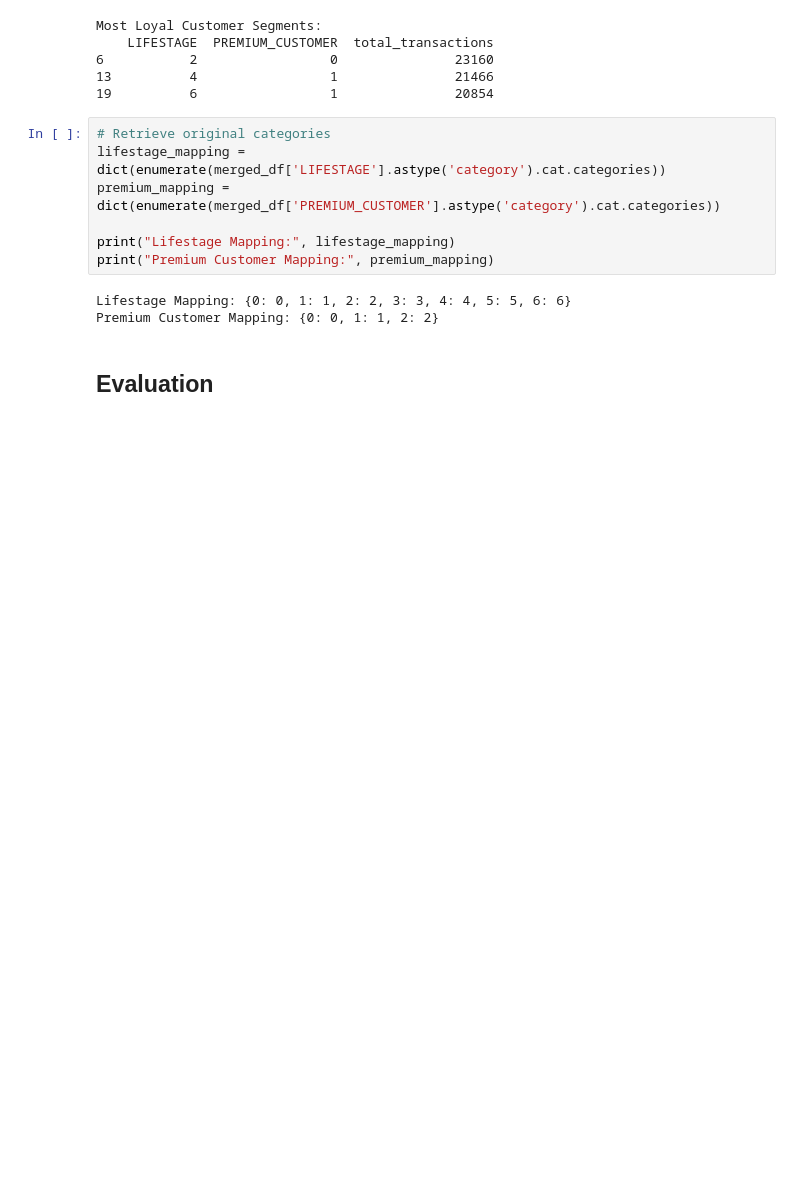
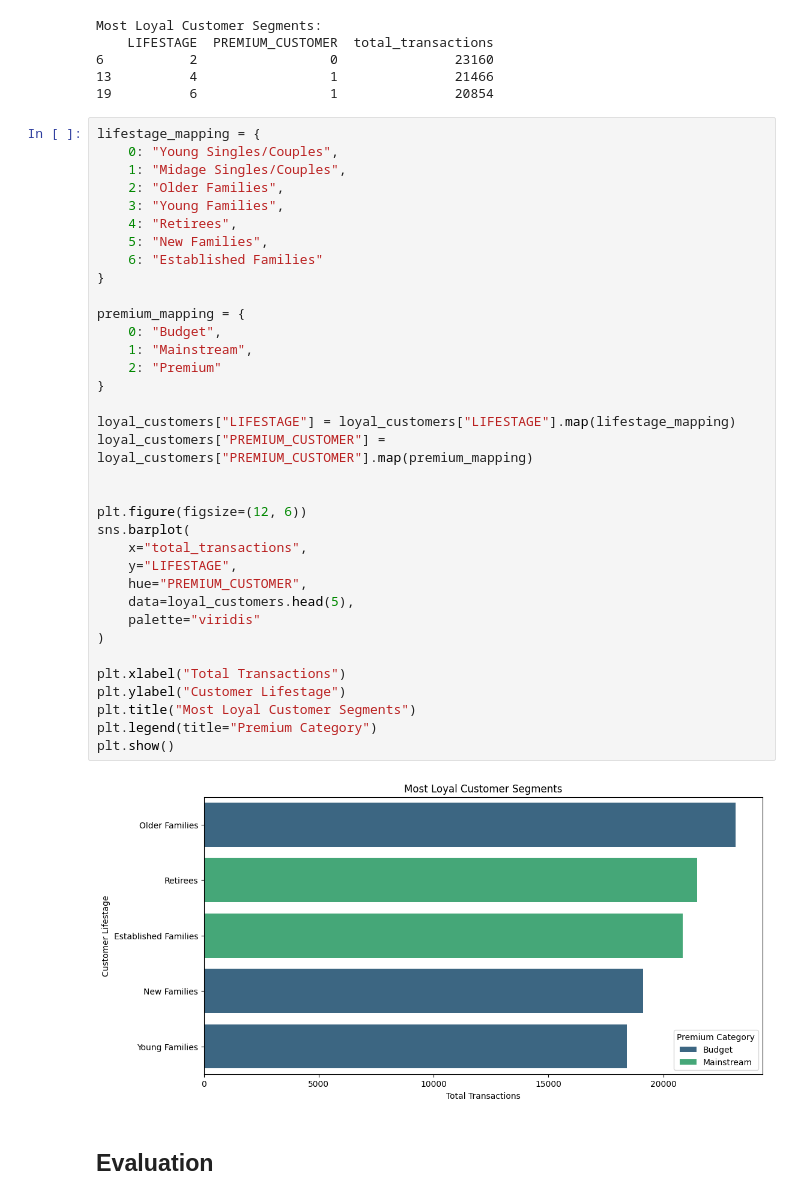
Before and after one commit to rohit00-07/iGnosis-Tech, a Jupyter notebook: notebook.ipynb, the cells around one changed output. Cells and saved outputs as stored; diff of their text form; blank space fills up the shorter version.

```diff
--- a/notebook.ipynb
+++ b/notebook.ipynb
@@ -257,16 +262,43 @@ Most Loyal Customer Segments:
 6           2                 0               23160
 13          4                 1               21466
 19          6                 1               20854
-# %%
-# Retrieve original categories
-lifestage_mapping = dict(enumerate(merged_df['LIFESTAGE'].astype('category').cat.categories))
-premium_mapping = dict(enumerate(merged_df['PREMIUM_CUSTOMER'].astype('category').cat.categories))
-
-print("Lifestage Mapping:", lifestage_mapping)
-print("Premium Customer Mapping:", premium_mapping)
-# %% [output]
-Lifestage Mapping: {0: 0, 1: 1, 2: 2, 3: 3, 4: 4, 5: 5, 6: 6}
-Premium Customer Mapping: {0: 0, 1: 1, 2: 2}
+# %%
+lifestage_mapping = {
+    0: "Young Singles/Couples",
+    1: "Midage Singles/Couples",
+    2: "Older Families",
+    3: "Young Families",
+    4: "Retirees",
+    5: "New Families",
+    6: "Established Families"
+}
+
+premium_mapping = {
+    0: "Budget",
+    1: "Mainstream",
+    2: "Premium"
+}
+
+loyal_customers["LIFESTAGE"] = loyal_customers["LIFESTAGE"].map(lifestage_mapping)
+loyal_customers["PREMIUM_CUSTOMER"] = loyal_customers["PREMIUM_CUSTOMER"].map(premium_mapping)
+
+
+plt.figure(figsize=(12, 6))
+sns.barplot(
+    x="total_transactions",
+    y="LIFESTAGE",
+    hue="PREMIUM_CUSTOMER",
+    data=loyal_customers.head(5),
+    palette="viridis"
+)
+
+plt.xlabel("Total Transactions")
+plt.ylabel("Customer Lifestage")
+plt.title("Most Loyal Customer Segments")
+plt.legend(title="Premium Category")
+plt.show()
+# %% [output]
+[figure, added]
 # %% [markdown]
 ## Evaluation
 # %%
```
Also changed, not shown: parts of 3 cells of this notebook.
